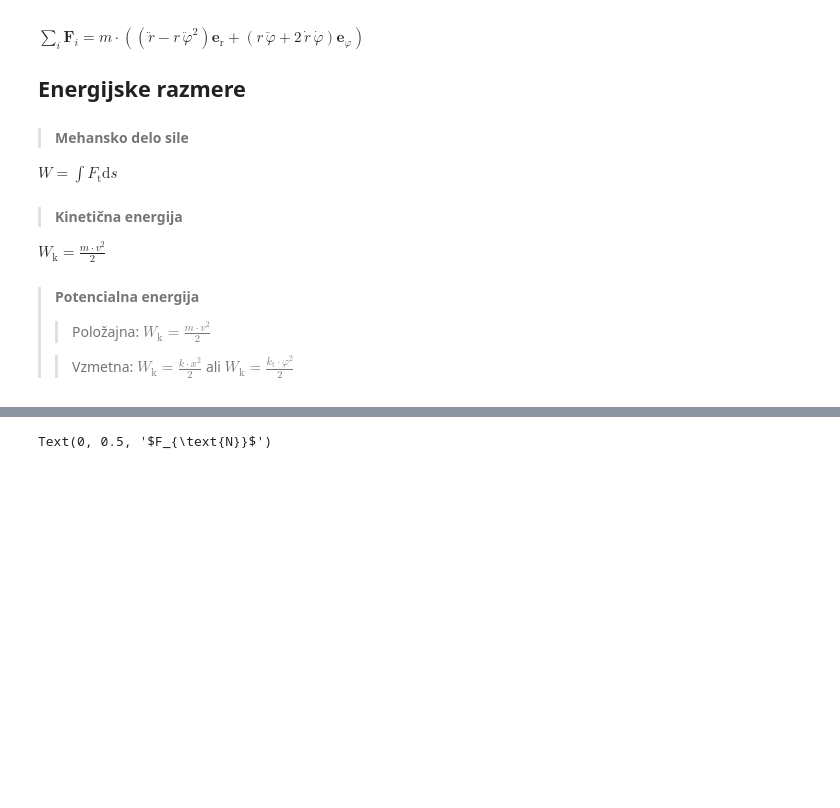
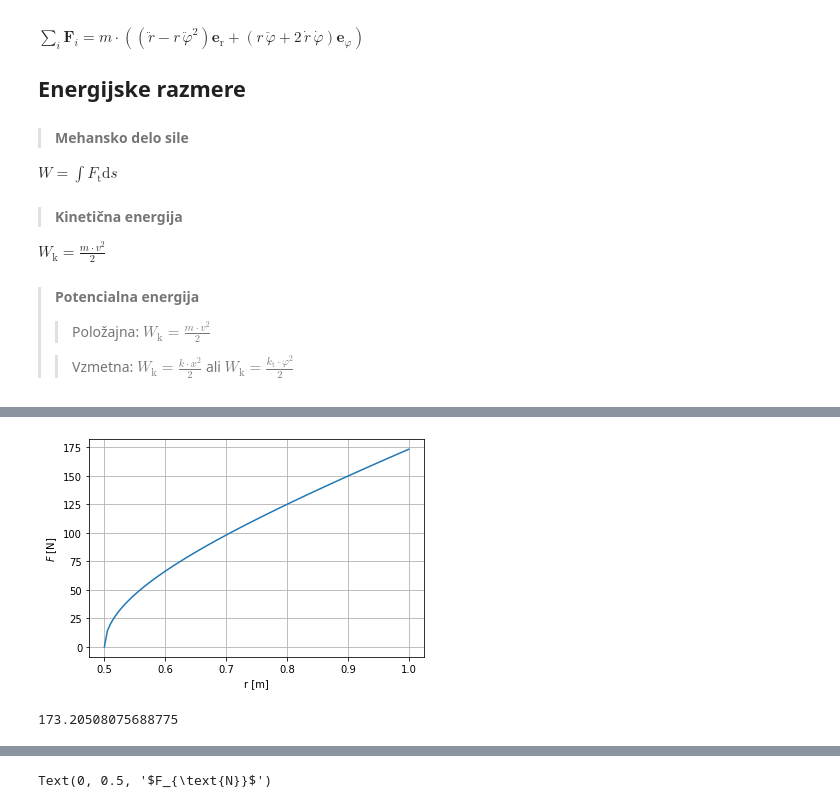
Before and after one commit to mihakodric/Dinamika, a Jupyter notebook: Vaja_4.ipynb, the cells around one changed output, grey strips where cells are left out. Drawn from its saved outputs; the diff is of its cells as text; code cells hidden in the pictures; blank space fills up the shorter version.

```diff
--- a/Vaja_4.ipynb
+++ b/Vaja_4.ipynb
@@ -53,0 +80,11 @@ import matplotlib.pyplot as plt
+# %%
+plt.plot(r, F(r))
+plt.xlabel("r [m]")
+plt.ylabel("$F$ [N]")
+plt.grid()
+# %% [output]
+[figure, added]
+# %%
+F(R)
+# %% [output]
+173.20508075688775
```
Also changed, not shown: parts of 7 cells of this notebook.
